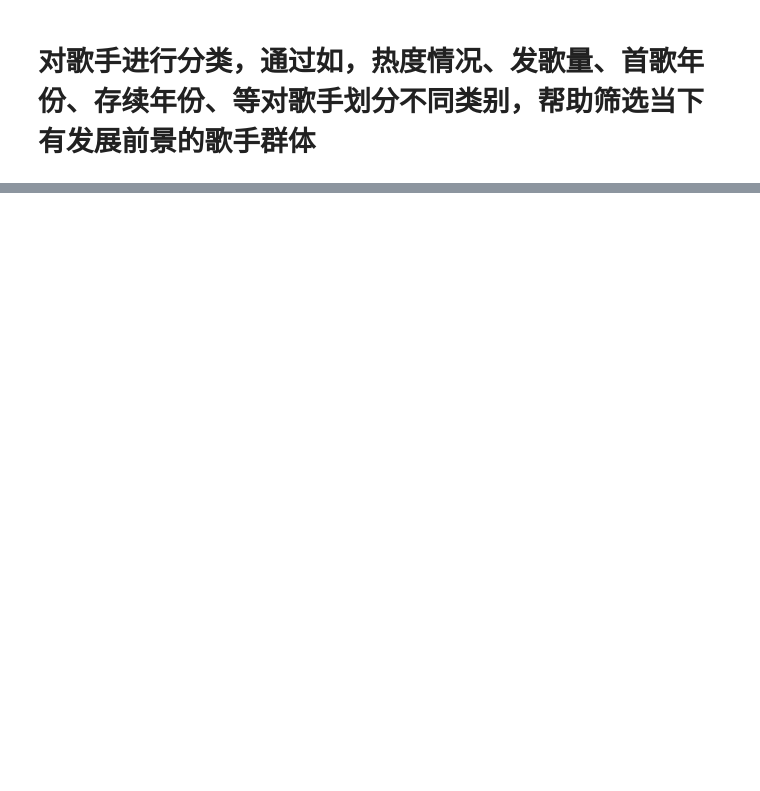
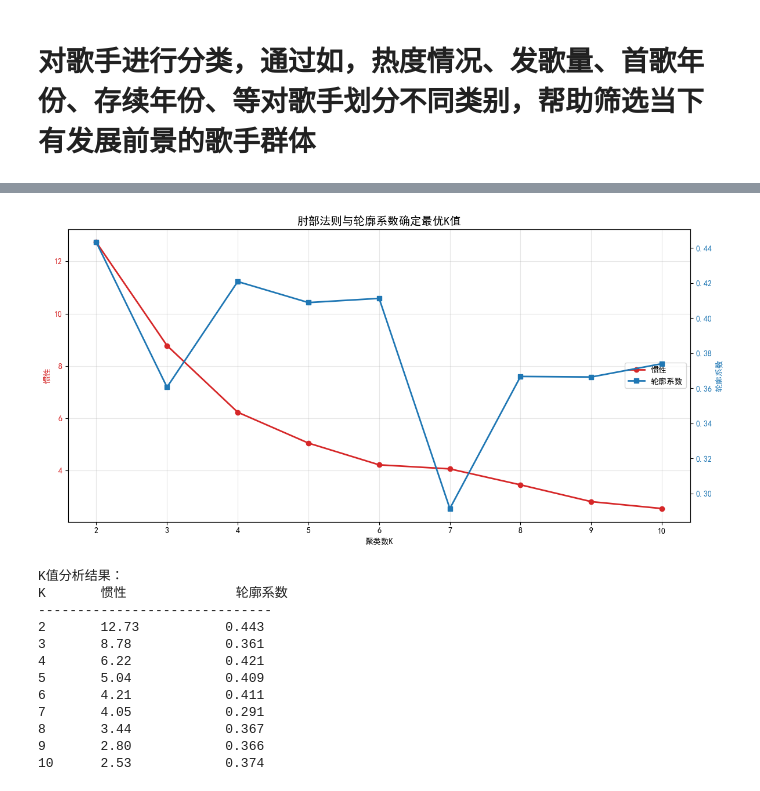
Before and after one commit to liushisi7/liushisi7_xiaoxueqi_renmeng, a Jupyter notebook: 作业一/歌手聚类和分析.ipynb, the cells around one changed output, grey strips where cells are left out. Saved outputs shown, nothing was run; the diff lists cells and outputs as text; code cells hidden in the pictures; blank space fills up the shorter version.

```diff
--- a/作业一/歌手聚类和分析.ipynb
+++ b/作业一/歌手聚类和分析.ipynb
@@ -97,0 +234,4 @@ data_summary
+# %%
+df=result.copy()
+df = df[['歌手',  '出道间隔时间(年)',  '最近发歌间隔时间(年)', '累计总热度','近三年发歌总数量', '近三年总热度', '历史音乐创作类型', '近三年音乐创作类型']]
+df
@@ -97,0 +265,71 @@ data_summary
+# %%
+# 选用 出道总间隔时间、最近发歌间隔时间、累计总热度、近三年发歌总数量、近三年总热度作为特征 对歌手进行聚类分析
+from sklearn.preprocessing import StandardScaler  # 标准化->将数据转换为均值为0，方差为1的分布
+from sklearn.preprocessing import MinMaxScaler    # MinMaxScaler将数据缩放到0-1范围
+# 1. 提取关键特征
+features = df[['出道间隔时间(年)', '最近发歌间隔时间(年)', '累计总热度', '近三年发歌总数量', '近三年总热度']]
+
+# 2. 数据标准化
+scaler = MinMaxScaler() # 使用MinMaxScaler将数据缩放到0-1范围
+scaled_features = scaler.fit_transform(features)
+# scaled_features
+# %%
+# KMeans聚类
+# 寻找最佳簇数
+# 使用肘部法则+轮廓系数确定K值（双轴图）
+from sklearn.cluster import KMeans
+from sklearn.metrics import silhouette_score
+import matplotlib.pyplot as plt
+# 计算肘部法则的惯性值
+inertia = []
+silhouette_scores = []
+for k in range(2, 11):
+    kmeans = KMeans(n_clusters=k, random_state=42)
+    kmeans.fit(scaled_features)
+    # 计算惯性（肘部法则）
+    inertia.append(kmeans.inertia_)
+    # 计算轮廓系数
+    score = silhouette_score(scaled_features, kmeans.labels_)
+    silhouette_scores.append(score)
+# 创建双轴图
+fig, ax1 = plt.subplots(figsize=(12, 6))
+# 第一个y轴：惯性（肘部法则）
+color1 = 'tab:red'
+ax1.set_xlabel('聚类数K')
+ax1.set_ylabel('惯性', color=color1)
+line1 = ax1.plot(range(2, 11), inertia, marker='o', color=color1, linewidth=2, markersize=6, label='惯性')
+ax1.tick_params(axis='y', labelcolor=color1)
+ax1.grid(True, alpha=0.3)
+# 第二个y轴：轮廓系数
+ax2 = ax1.twinx()
+color2 = 'tab:blue'
+ax2.set_ylabel('轮廓系数', color=color2)
+line2 = ax2.plot(range(2, 11), silhouette_scores, marker='s', color=color2, linewidth=2, markersize=6, label='轮廓系数')
+ax2.tick_params(axis='y', labelcolor=color2)
+plt.title('肘部法则与轮廓系数确定最优K值', fontsize=14, fontweight='bold')# 设置标题和图例
+lines1, labels1 = ax1.get_legend_handles_labels()
+lines2, labels2 = ax2.get_legend_handles_labels()
+ax1.legend(lines1 + lines2, labels1 + labels2, loc='center right')
+ax1.set_xticks(range(2, 11))
+plt.tight_layout()
+plt.show()
+
+print("K值分析结果：")
+print("K\t惯性\t\t轮廓系数")
+print("-" * 30)
+for i, k in enumerate(range(2, 11)):
+    print(f"{k}\t{inertia[i]:.2f}\t\t{silhouette_scores[i]:.3f}")
+# %% [output]
+[figure, added]
+K值分析结果：
+K       惯性              轮廓系数
+------------------------------
+2       12.73           0.443
+3       8.78            0.361
+4       6.22            0.421
+5       5.04            0.409
+6       4.21            0.411
+7       4.05            0.291
+8       3.44            0.367
+9       2.80            0.366
+10      2.53            0.374
```
Also changed, not shown: parts of 16 cells of this notebook, 2 other files.
